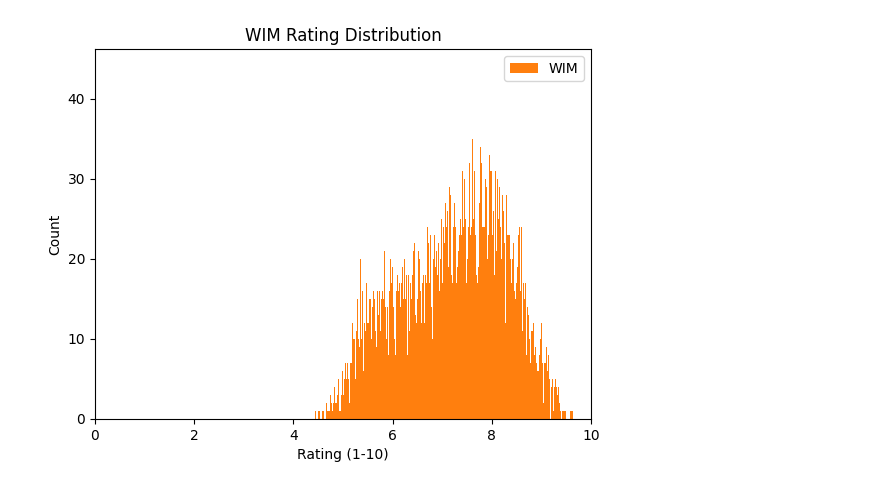
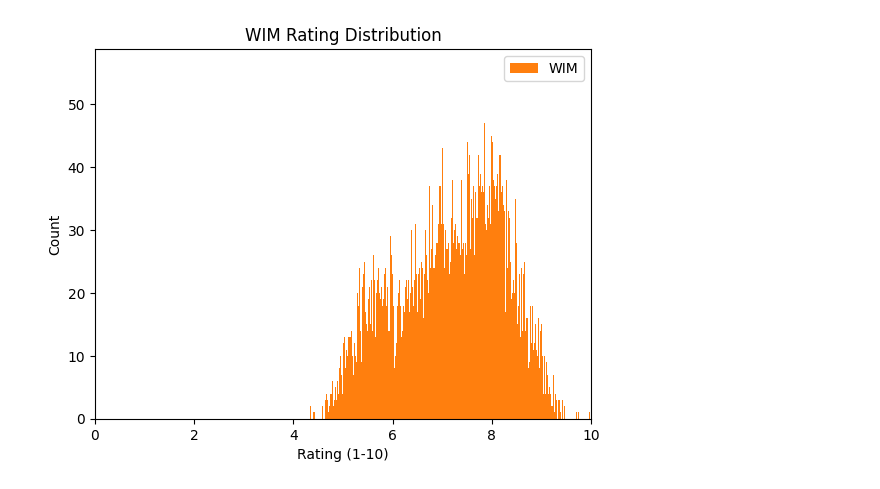
Before and after one commit to nstranges/WIM-completion-testing, a Jupyter notebook: Stats Tests/wim-vs-rating-dist.ipynb, the cells around one changed output. Cells and saved outputs as stored; diff of their text form; code cells hidden in the pictures.

```diff
--- a/Stats Tests/wim-vs-rating-dist.ipynb
+++ b/Stats Tests/wim-vs-rating-dist.ipynb
@@ -41,0 +64,4 @@ Responses Var: 1.7344199510496099
+# %%
+raw_model_feedback = re.findall(r"^Judge Model Feedback:\s*(.*)$", raw, flags=re.MULTILINE)
+
+print(f'Model Feedback: {len(raw_model_feedback)}')
@@ -41,0 +70,10 @@ Responses Var: 1.7344199510496099
+# %%
+anti_parallel_count = 0
+
+for i, res in enumerate(responses):
+    if res < 5:
+        anti_parallel_count += 1
+        print(raw_model_feedback[i])
+
+
+print(f'Percentage antiparallel: {(float(anti_parallel_count) / float(len(response_group))) * 100}%')
@@ -53,0 +110,7 @@ Percentage the same rating: 54.5227930037185%
+# %%
+# Finding repeated pairings for the responses
+same_response_count = 0
+for i, response_couple in enumerate(response_group):
+    if response_couple[0] == response_couple[1]:
+        same_response_count += 1
+print(f'Percentage the same rating: {(float(same_response_count) / float(len(response_group))) * 100}%')
@@ -58,10 +123,12 @@ for rating_couple in different_rating_groups:
     response_at_idx = response_group[rating_couple[0]]
     rating_at_idx = rating_couple[1]
 
-    first_response_higher = True if response_at_idx[0] >= response_at_idx[1] else False
-    first_rating_higher = True if rating_at_idx[0] >= rating_at_idx[1] else False
+    either_rating = True if rating_at_idx[0] == rating_at_idx[1] else False
+    first_response_higher = True if response_at_idx[0] > response_at_idx[1] else False
+    either_response = True if response_at_idx[0] == response_at_idx[1] else False
+    first_rating_higher = True if rating_at_idx[0] > rating_at_idx[1] else False
 
-    if first_rating_higher == first_response_higher:
+    if either_rating or either_response or (first_rating_higher == first_response_higher):
         agreement_count += 1
 print(f'Agreement percentage: {(float(agreement_count) / float(len(different_rating_groups))) * 100}%')
 # %% [output]
@@ -124,14 +195,14 @@ plt.show()
 # %%
 plt.figure(3)
 plt.ylabel('Count')
 plt.xlabel('Rating (1-10)')
 plt.xlim(xmin, xmax)
-plt.hist(responses_with_wim, label='WIM', bins=10000, color='#ff7f0e')
+plt.hist(responses_with_wim, label='WIM', bins=1000, color='#ff7f0e')
 plt.legend()
 plt.title('WIM Rating Distribution')
 plt.show()
 # %% [output]
-[figure, old version]
+[figure, new version]
 # %%
 plt.figure(4)
 plt.ylabel('Count')
```
Also changed, not shown: parts of 18 cells of this notebook, 4 other files.
